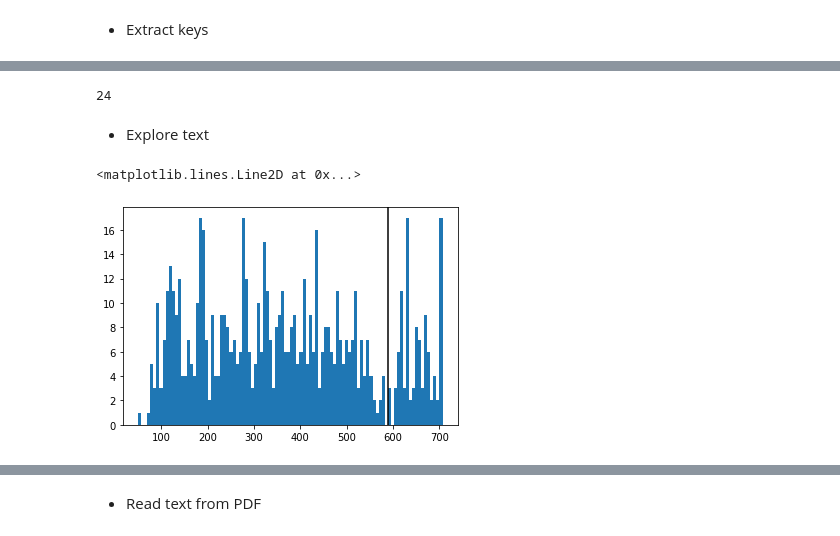
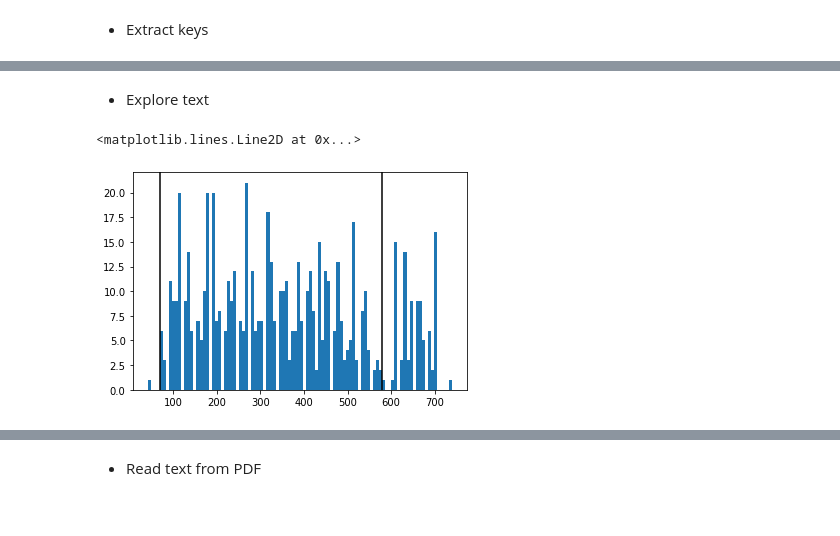
Before and after one commit to GeoDaCenter/opioid-policy-scan, a Jupyter notebook: MOUD_scraping/1990/pdf_scraper_90.ipynb, the cells around one changed output, grey strips where cells are left out. Saved outputs shown, nothing was run; the diff lists cells and outputs as text; code cells hidden in the pictures.

```diff
--- a/MOUD_scraping/1990/pdf_scraper_90.ipynb
+++ b/MOUD_scraping/1990/pdf_scraper_90.ipynb
@@ -21,7 +22,7 @@ import matplotlib.pyplot as plt
 ### Extract text
 # %%
 #open PDF which has gone through Adobe Acrobat OCR
-doc = fitz.open("directory_{}.pdf".format(YEAR))
+doc = fitz.open("directory_{}_OCR.pdf".format(YEAR))
 print('Number of pages:', len(doc))
 # %% [output]
 Number of pages: 471
@@ -138,4 +62,0 @@ abbr_keys
-# %%
-len(abbr_keys)
-# %% [output]
-24
@@ -147,14 +91,14 @@ len(abbr_keys)
 firstpagen = 16
 # %%
 # - explore the page set up -
-# select a page
+# this is page with box of keys
 words = doc[16 - 1].getText("words")
 # check the y distribution to remove top and bottom crap...
 y0s = [word[1] for word in words]
 a = plt.hist(y0s, bins = 100)
-#plt.axvline(35, color='black')
-plt.axvline(590, color='black')
+plt.axvline(70, color='black') #state name
+plt.axvline(580, color='black') #for the box of keys
 #pages with the box of keys
 # %% [output]
 <matplotlib.lines.Line2D at 0x...>
-[figure, old version]
+[figure, new version]
```
Also changed, not shown: parts of 38 cells of this notebook.
